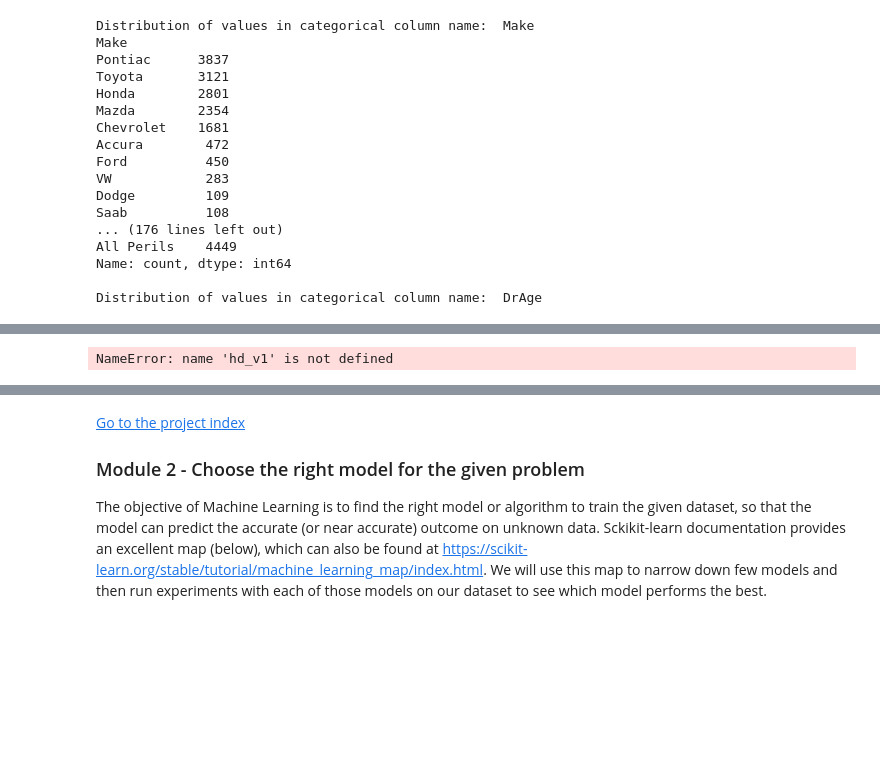
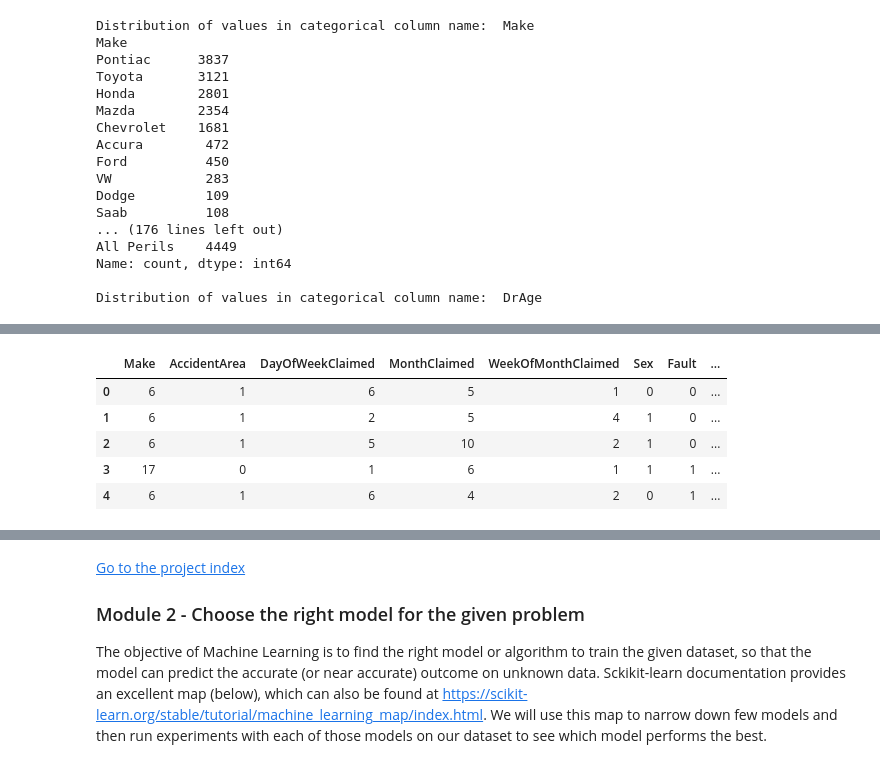
Before and after one commit to GoAshim/Machine-Learning, a Jupyter notebook: Classification/Machine Learning Project - Predict Fraud in Insurance Claim.ipynb, the cells around one changed output, grey strips where cells are left out. Cells and saved outputs as stored; diff of their text form; code cells hidden in the pictures; blank space fills up the shorter version.

```diff
--- a/Classification/Machine Learning Project - Predict Fraud in Insurance Claim.ipynb
+++ b/Classification/Machine Learning Project - Predict Fraud in Insurance Claim.ipynb
@@ -367,6 +457,16 @@ For the following categorical values, which has only two values, we well create
 # %%
-pd.options.display.max_columns=None
-hd_v2 = pd.get_dummies(hd_v1, columns=cat_col_names, dtype='int')
-hd_v2.head()
+# Create a copy of the dataframe to apply label encoding
+cl_v3 = cl_v2.copy()
+
+enc_cols = ['AccidentArea', 'Sex', 'Fault', 'PoliceReportFiled', 'WitnessPresent']
+for i in enc_cols:
+    cl_v3[i] = le.fit_transform(cl_v3[i])
+
+cl_v3.head()
 # %% [output]
-NameError: name 'hd_v1' is not defined
+|  | Make | AccidentArea | DayOfWeekClaimed | MonthClaimed | WeekOfMonthClaimed | Sex | Fault | ... |
+| 0 | 6 | 1 | 6 | 5 | 1 | 0 | 0 | ... |
+| 1 | 6 | 1 | 2 | 5 | 4 | 1 | 0 | ... |
+| 2 | 6 | 1 | 5 | 10 | 2 | 1 | 0 | ... |
+| 3 | 17 | 0 | 1 | 6 | 1 | 1 | 1 | ... |
+| 4 | 6 | 1 | 6 | 4 | 2 | 0 | 1 | ... |
```
Also changed, not shown: parts of 26 cells of this notebook.
